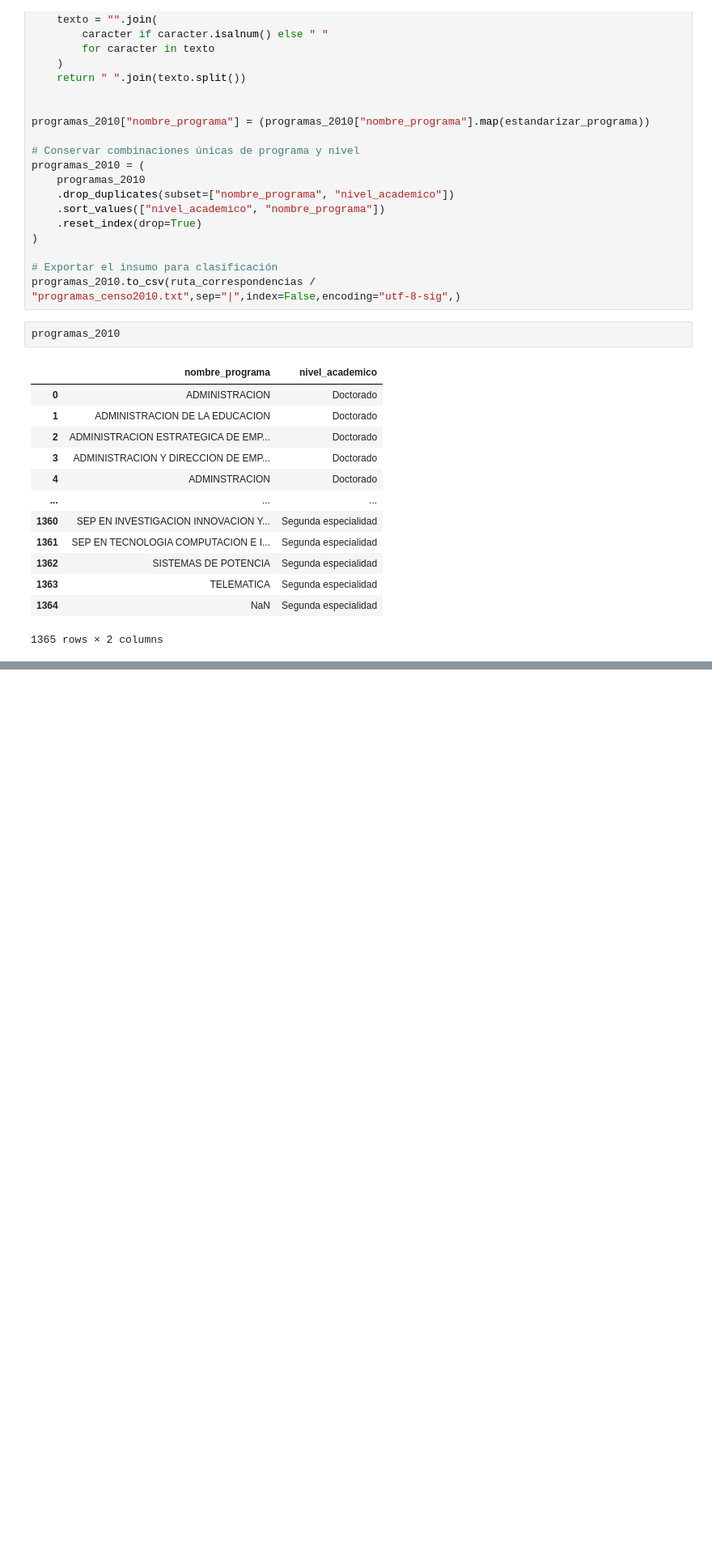
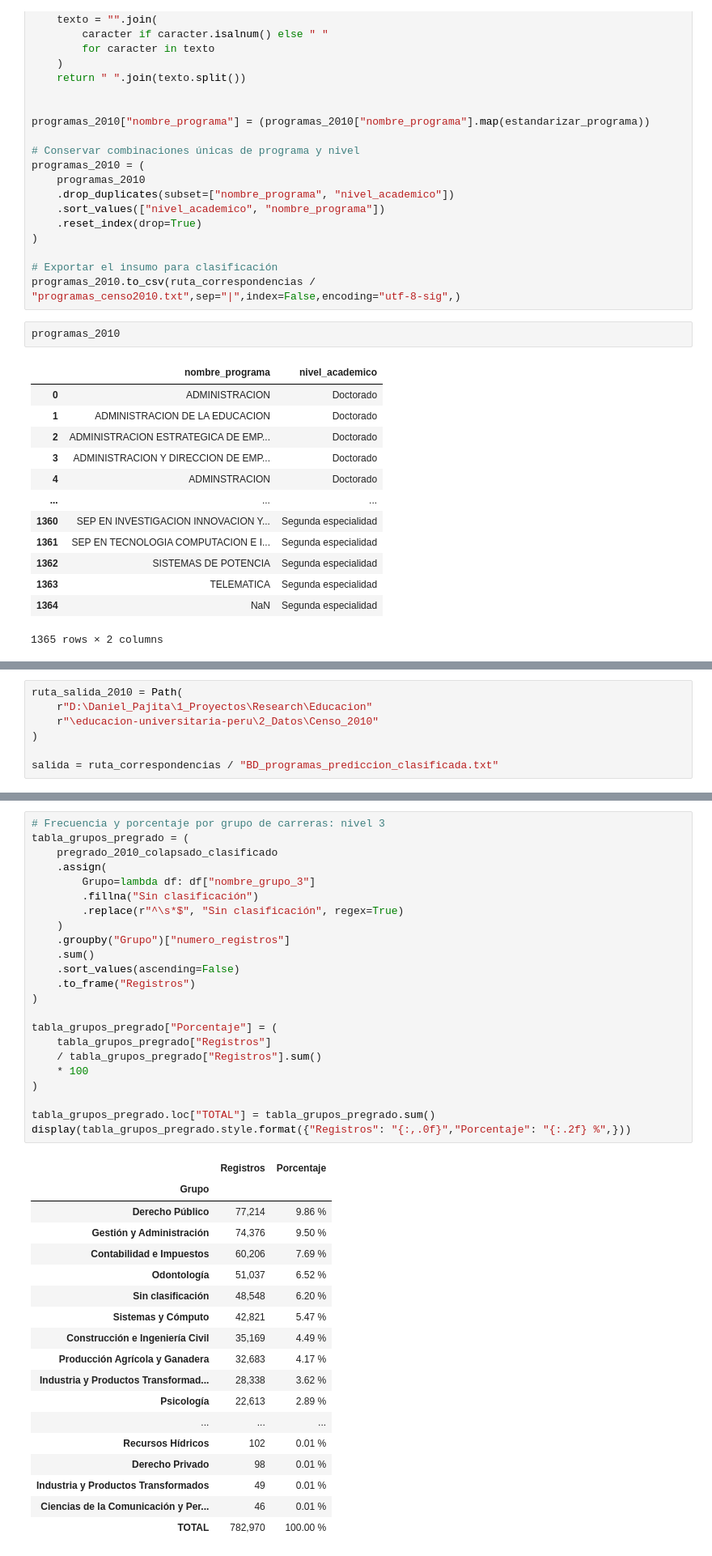
Before and after one commit to DanielPajita/educacion-universitaria-peru, a Jupyter notebook: 3_Códigos/02_preparar_censo2010.ipynb, the cells around one changed output, grey strips where cells are left out. Shown at 81% size. Saved outputs shown, nothing was run; the diff lists cells and outputs as text; blank space fills up the shorter version.

```diff
--- a/3_Códigos/02_preparar_censo2010.ipynb
+++ b/3_Códigos/02_preparar_censo2010.ipynb
@@ -473,0 +476,7 @@ programas_2010
+# %%
+ruta_salida_2010 = Path(
+    r"D:\Daniel_Pajita\1_Proyectos\Research\Educacion"
+    r"\educacion-universitaria-peru\2_Datos\Censo_2010"
+)
+
+salida = ruta_correspondencias / "BD_programas_prediccion_clasificada.txt"
@@ -473,0 +586,42 @@ programas_2010
+# %%
+# Frecuencia y porcentaje por grupo de carreras: nivel 3
+tabla_grupos_pregrado = (
+    pregrado_2010_colapsado_clasificado
+    .assign(
+        Grupo=lambda df: df["nombre_grupo_3"]
+        .fillna("Sin clasificación")
+        .replace(r"^\s*$", "Sin clasificación", regex=True)
+    )
+    .groupby("Grupo")["numero_registros"]
+    .sum()
+    .sort_values(ascending=False)
+    .to_frame("Registros")
+)
+
+tabla_grupos_pregrado["Porcentaje"] = (
+    tabla_grupos_pregrado["Registros"]
+    / tabla_grupos_pregrado["Registros"].sum()
+    * 100
+)
+
+tabla_grupos_pregrado.loc["TOTAL"] = tabla_grupos_pregrado.sum()
+display(tabla_grupos_pregrado.style.format({"Registros": "{:,.0f}","Porcentaje": "{:.2f} %",}))
+# %% [output]
+|  | Registros | Porcentaje |
+| Grupo |  |  |
+| Derecho Público | 77,214 | 9.86 % |
+| Gestión y Administración | 74,376 | 9.50 % |
+| Contabilidad e Impuestos | 60,206 | 7.69 % |
+| Odontología | 51,037 | 6.52 % |
+| Sin clasificación | 48,548 | 6.20 % |
+| Sistemas y Cómputo | 42,821 | 5.47 % |
+| Construcción e Ingeniería Civil | 35,169 | 4.49 % |
+| Producción Agrícola y Ganadera | 32,683 | 4.17 % |
+| Industria y Productos Transformad... | 28,338 | 3.62 % |
+| Psicología | 22,613 | 2.89 % |
+| ... | ... | ... |
+| Recursos Hídricos | 102 | 0.01 % |
+| Derecho Privado | 98 | 0.01 % |
+| Industria y Productos Transformados | 49 | 0.01 % |
+| Ciencias de la Comunicación y Per... | 46 | 0.01 % |
+| TOTAL | 782,970 | 100.00 % |
```
Also changed, not shown: parts of 5 cells of this notebook, 9 other files.
